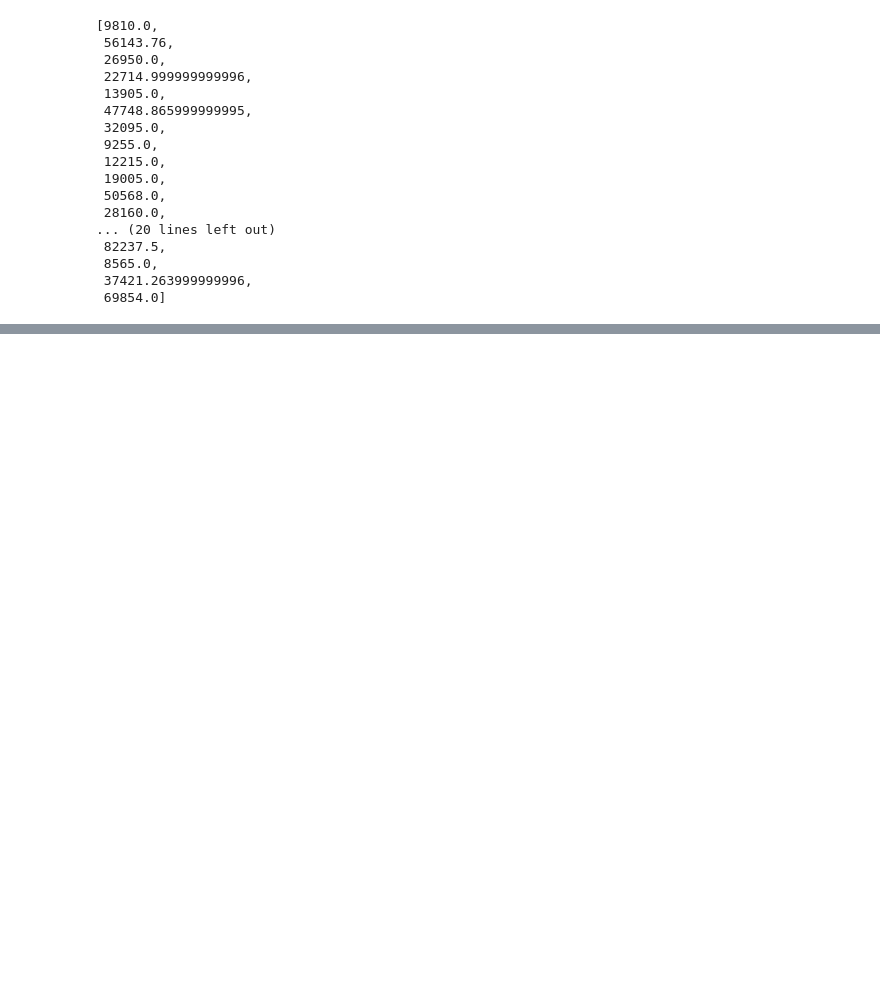
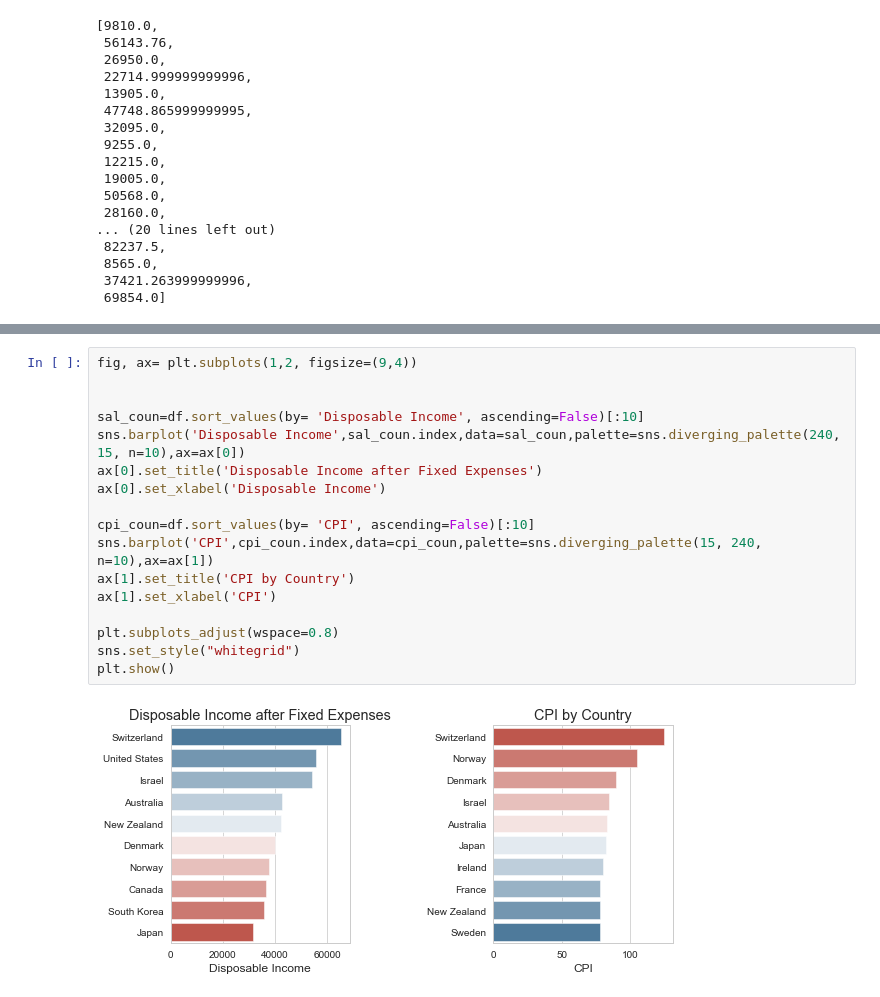
Before and after one commit to hendrikbaacke/Data-Madness, a Jupyter notebook: Income_and_Living_Prices__Data_Madness.ipynb, the cells around one changed output, grey strips where cells are left out. Drawn from its saved outputs; the diff is of its cells as text; blank space fills up the shorter version.

```diff
--- a/Income_and_Living_Prices__Data_Madness.ipynb
+++ b/Income_and_Living_Prices__Data_Madness.ipynb
@@ -1041,0 +1069,19 @@ df
+# %%
+fig, ax= plt.subplots(1,2, figsize=(9,4))
+
+
+sal_coun=df.sort_values(by= 'Disposable Income', ascending=False)[:10]
+sns.barplot('Disposable Income',sal_coun.index,data=sal_coun,palette=sns.diverging_palette(240, 15, n=10),ax=ax[0])
+ax[0].set_title('Disposable Income after Fixed Expenses')
+ax[0].set_xlabel('Disposable Income')
+
+cpi_coun=df.sort_values(by= 'CPI', ascending=False)[:10]
+sns.barplot('CPI',cpi_coun.index,data=cpi_coun,palette=sns.diverging_palette(15, 240, n=10),ax=ax[1])
+ax[1].set_title('CPI by Country')
+ax[1].set_xlabel('CPI')
+
+plt.subplots_adjust(wspace=0.8)
+sns.set_style("whitegrid")
+plt.show()
+# %% [output]
+[figure, added]
```
Also changed, not shown: parts of 11 cells of this notebook.
